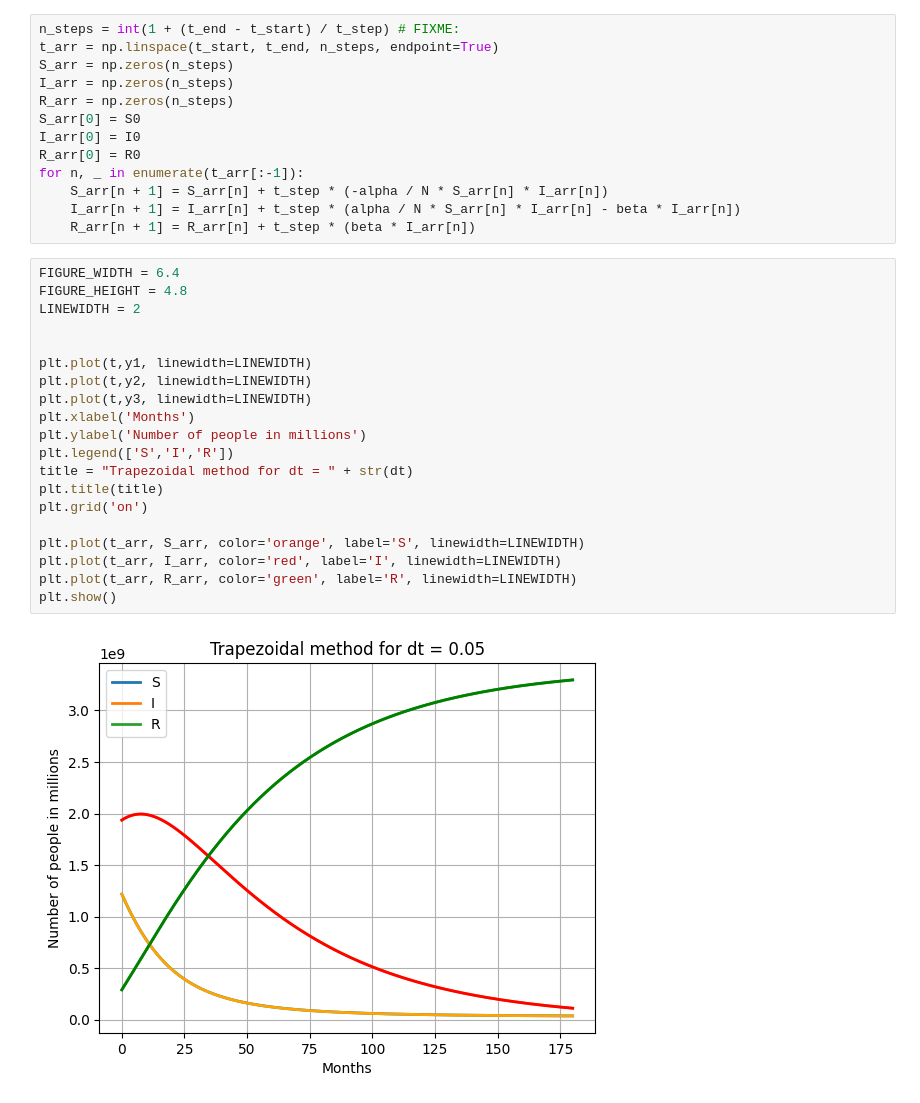
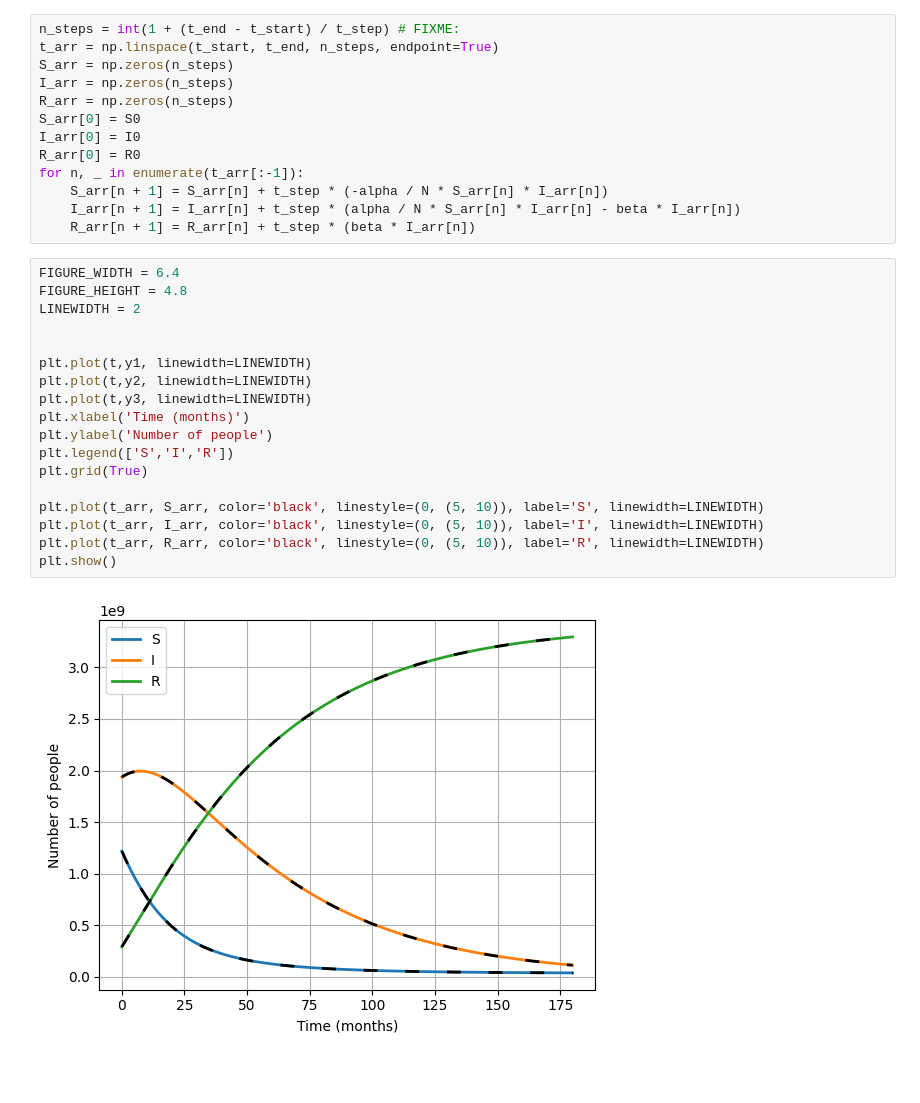
Before and after one commit to oThommy/modelling-2b, a Jupyter notebook: src/compare_numerical_plots.ipynb, the cells around one changed output. Cells and saved outputs as stored; diff of their text form; blank space fills up the shorter version.

Commit message:
add and update figures

```diff
--- a/src/compare_numerical_plots.ipynb
+++ b/src/compare_numerical_plots.ipynb
@@ -175,22 +162,20 @@ for n, _ in enumerate(t_arr[:-1]):
 # %%
 FIGURE_WIDTH = 6.4
 FIGURE_HEIGHT = 4.8
 LINEWIDTH = 2
 
 
 plt.plot(t,y1, linewidth=LINEWIDTH)
 plt.plot(t,y2, linewidth=LINEWIDTH)
 plt.plot(t,y3, linewidth=LINEWIDTH)
-plt.xlabel('Months')
-plt.ylabel('Number of people in millions')
+plt.xlabel('Time (months)')
+plt.ylabel('Number of people')
 plt.legend(['S','I','R'])
-title = "Trapezoidal method for dt = " + str(dt)
-plt.title(title)
-plt.grid('on')
+plt.grid(True)
 
-plt.plot(t_arr, S_arr, color='orange', label='S', linewidth=LINEWIDTH)
-plt.plot(t_arr, I_arr, color='red', label='I', linewidth=LINEWIDTH)
-plt.plot(t_arr, R_arr, color='green', label='R', linewidth=LINEWIDTH)
+plt.plot(t_arr, S_arr, color='black', linestyle=(0, (5, 10)), label='S', linewidth=LINEWIDTH)
+plt.plot(t_arr, I_arr, color='black', linestyle=(0, (5, 10)), label='I', linewidth=LINEWIDTH)
+plt.plot(t_arr, R_arr, color='black', linestyle=(0, (5, 10)), label='R', linewidth=LINEWIDTH)
 plt.show()
 # %% [output]
-[figure, old version]
+[figure, new version]
```
Also changed, not shown: parts of 1 cell of this notebook, 10 other files.
